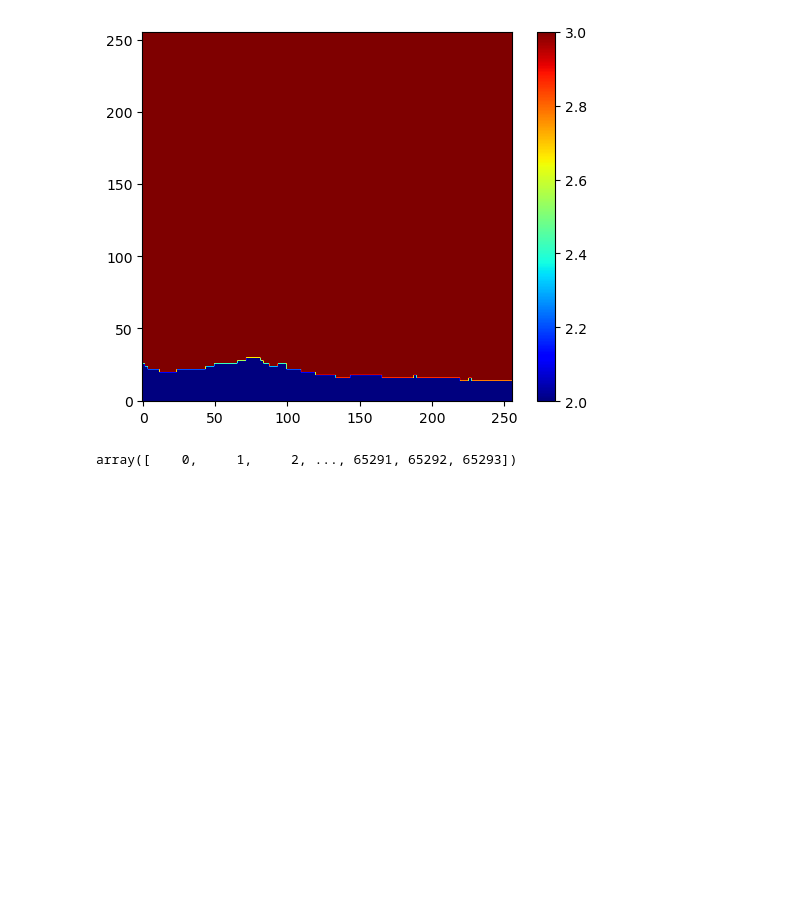
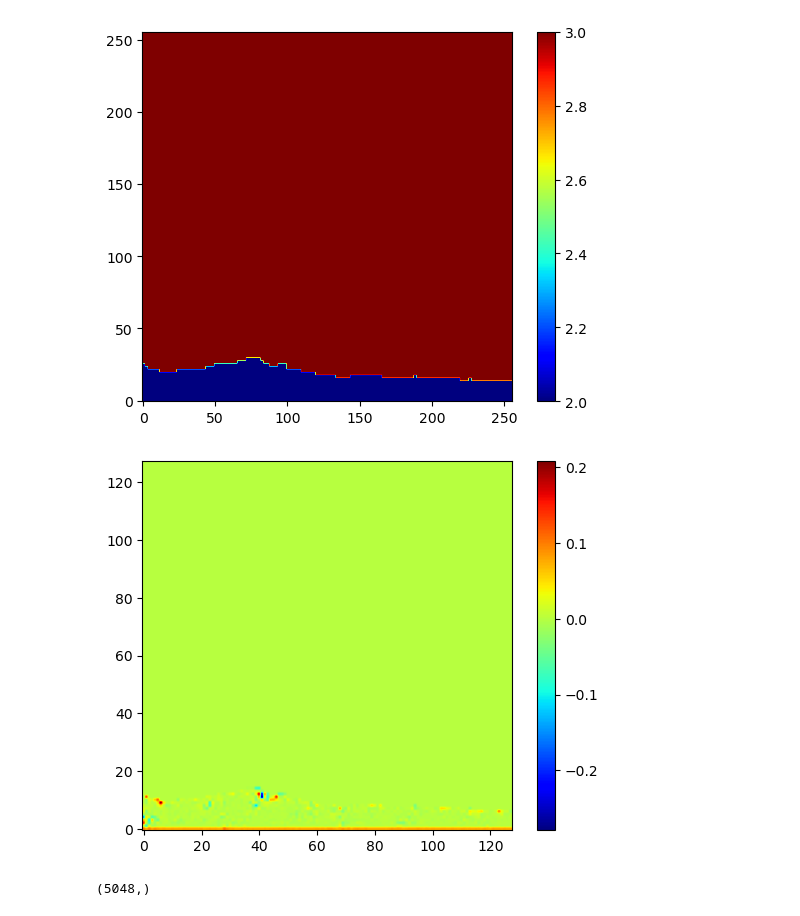
Before and after one commit to kai-lan/MLPCG, a Jupyter notebook: analysis.ipynb, the cells around one changed output. Drawn from its saved outputs; the diff is of its cells as text; code cells hidden in the pictures; blank space fills up the shorter version.

```diff
--- a/analysis.ipynb
+++ b/analysis.ipynb
@@ -27,8 +28,15 @@ plt.colorbar()
 plt.show()
 # %% [output]
 [figure]
+# %%
+plt.imshow(rhs.reshape(N, N).T, cmap='jet', origin='lower')
+plt.colorbar()
+plt.show()
+# %% [output]
+[figure, added]
 # %%
 fluids = np.argwhere(flags_up.ravel() == 2).ravel()
-fluids
-# %% [output]
-array([    0,     1,     2, ..., 65291, 65292, 65293])
+# %%
+fluids.shape
+# %% [output]
+(5048,)
```
Also changed, not shown: parts of 8 cells of this notebook, 2 other files.
